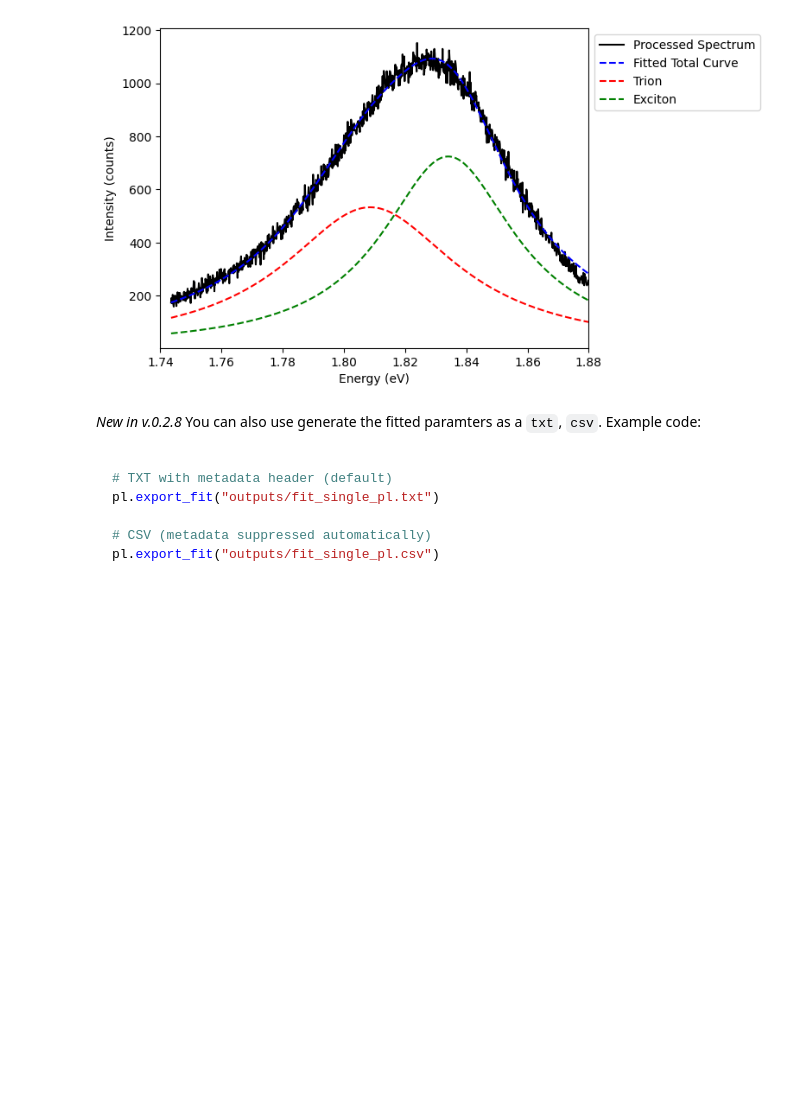
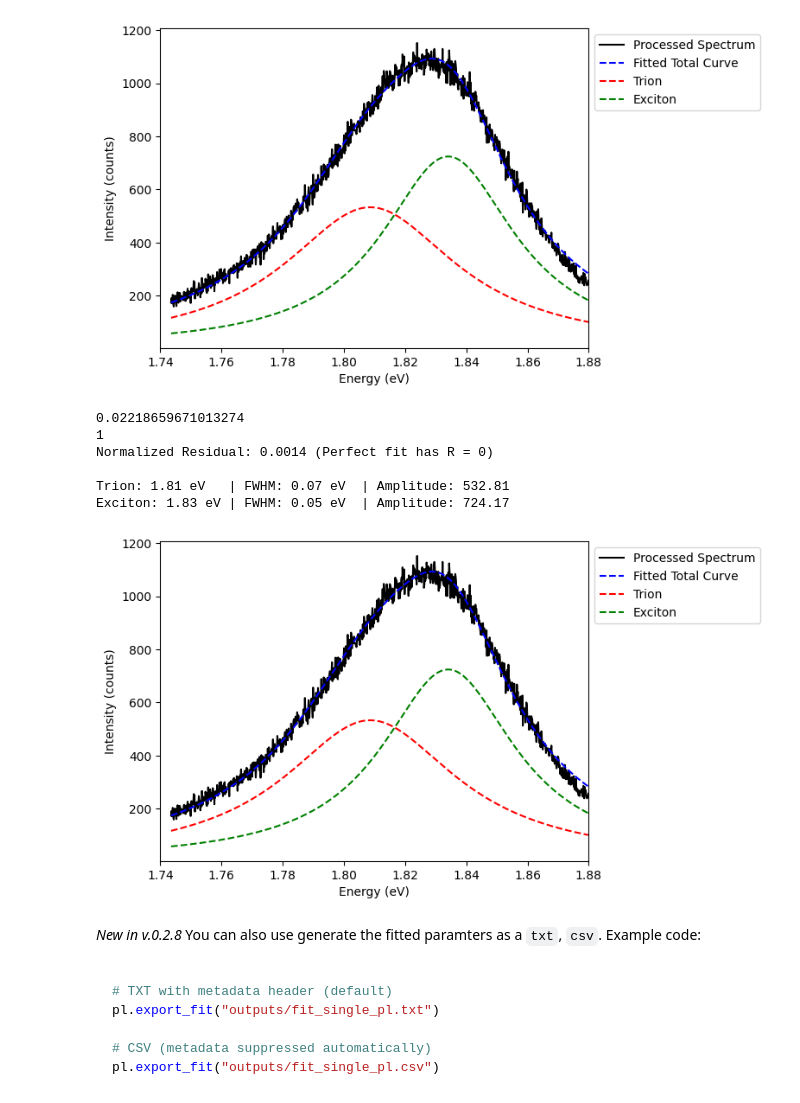
Before and after one commit to barry063/RamanPL_2D, a Jupyter notebook: example-usage/PLfit/PL_component.ipynb, the cells around one changed output. Cells and saved outputs as stored; diff of their text form; code cells hidden in the pictures; blank space fills up the shorter version.

```diff
--- a/example-usage/PLfit/PL_component.ipynb
+++ b/example-usage/PLfit/PL_component.ipynb
@@ -57,6 +57,25 @@ Normalized Residual: 0.0014 (Perfect fit has R = 0)
 Trion: 1.81 eV   | FWHM: 0.07 eV  | Amplitude: 532.81
 Exciton: 1.83 eV | FWHM: 0.05 eV  | Amplitude: 724.17
 [figure]
+# %%
+params, cov = pl_fit.fit_spectrum(n_starts=15, p0_strategy="jitter", random_state=0)
+print(pl_fit.fit_diagnostics["rmse"])
+print(pl_fit.fit_diagnostics["n_params_at_bounds"])
+
+# Plot the results with optional offset and scale
+pl_fit.plot_fit(params,             # the parameters fitted by fit_spectrum
+                offset=0,           # Offset of fitted-curve to raw data
+                scale=1,            # Intensity multiply scale for plotting
+                x_lim=[1.74,1.88]   # x-axis limit for plotting, unit: eV
+                )
+# %% [output]
+0.02218659671013274
+1
+Normalized Residual: 0.0014 (Perfect fit has R = 0)
+
+Trion: 1.81 eV   | FWHM: 0.07 eV  | Amplitude: 532.81
+Exciton: 1.83 eV | FWHM: 0.05 eV  | Amplitude: 724.17
+[figure, added]
 # %% [markdown]
 *New in v.0.2.8* You can also use generate the fitted paramters as a `txt`, `csv`. Example code:
 
```
Also changed, not shown: 16 other files.
